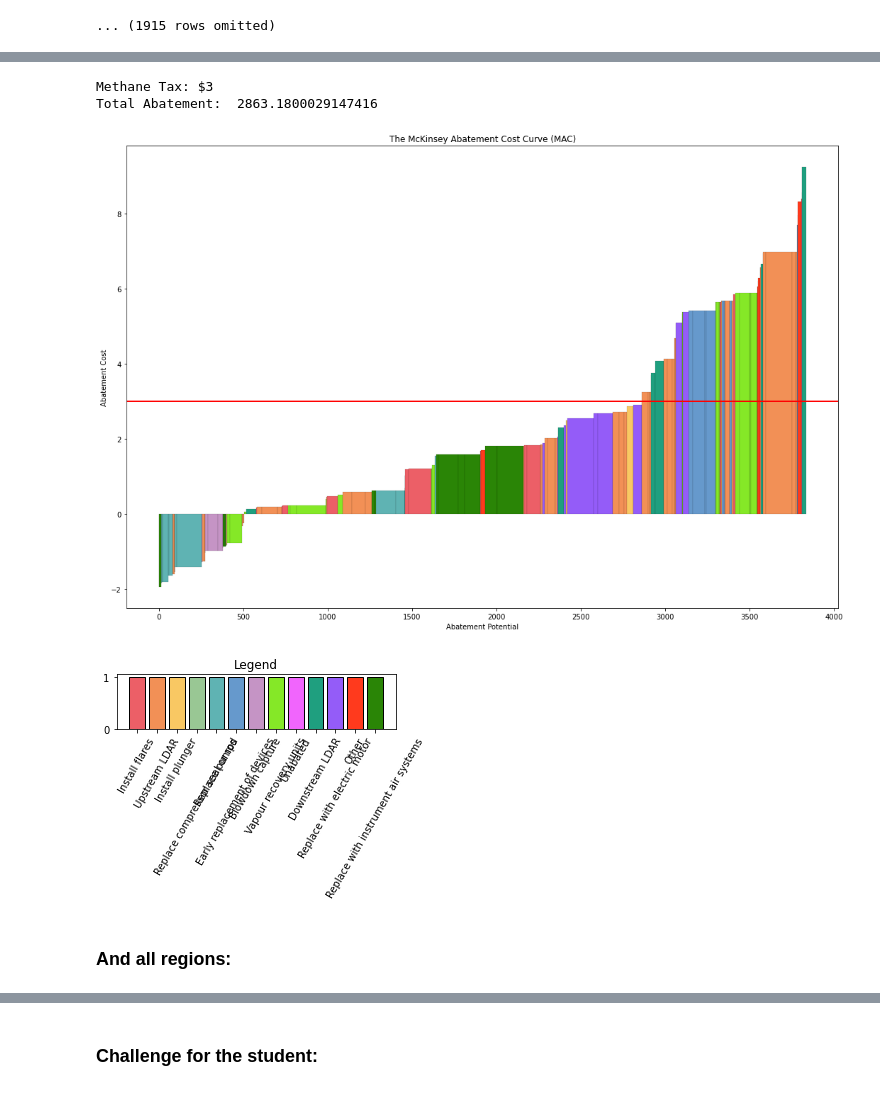
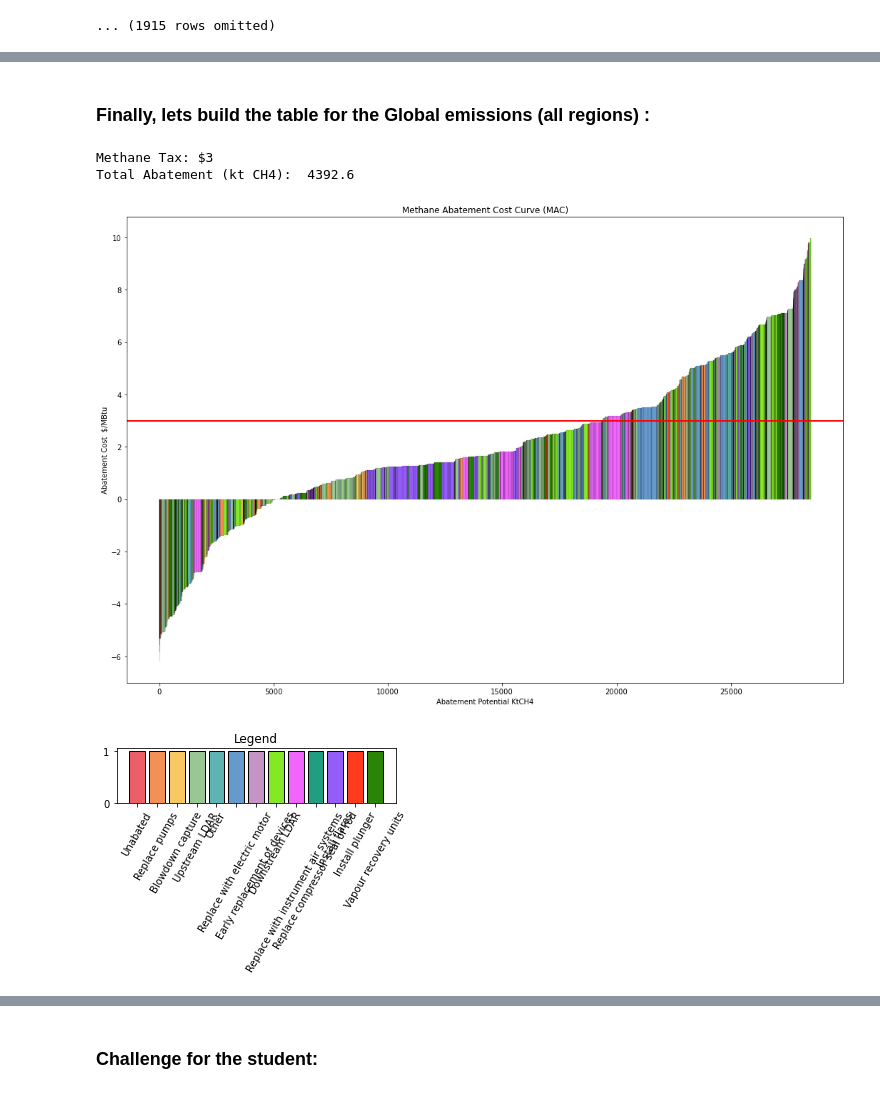
Before and after one commit to data-88e/88e-fa21, a Jupyter notebook: lec/lec13/ConstructingMAC.ipynb, the cells around one changed output, grey strips where cells are left out. Drawn from its saved outputs; the diff is of its cells as text; code cells hidden in the pictures.

```diff
--- a/lec/lec13/ConstructingMAC.ipynb
+++ b/lec/lec13/ConstructingMAC.ipynb
@@ -155,12 +163,12 @@ abatement_table_ap = abatement_table_ap.with_column('Color', colors_mapped)
 #The Methane curve plot - function!
 def mckinsey_curve(tax, abatement_table):
     print(f"Methane Tax: ${tax}")
-    methane_tax(tax, abatement_table)
+    methane_tax(tax, abatement_table_ap)
     plt.figure(figsize=(18,12))
     plt.bar(new_x, height, width=width, linewidth=0.1, color=abatement_table['Color'], edgecolor = "black")
-    plt.title('The McKinsey Abatement Cost Curve (MAC)')
-    plt.xlabel('Abatement Potential')
-    plt.ylabel('Abatement Cost')
+    plt.title('Methane Abatement Cost Curve (MAC)')
+    plt.xlabel('Abatement Potential KtCH4')
+    plt.ylabel('Abatement Cost  $/MBtu')
     plt.axhline(y=tax, color='r', linewidth = 2)
 
     plt.figure(figsize=(5,1))
@@ -181,33 +213,19 @@ What a plot! From here, we can differentiate the multiple methane abatement tech
+# %% [markdown]
+### Finally, lets build the table for the Global emissions (all regions) :
 # %%
-#Create abatement_data table and set upper bound of abatement potential to 200
 abatement_table = Table.read_table("abatement_data.csv").where('Cost',are.between(-10.1,10)).where('Possible Savings', are.below(200)).drop('Emissions').relabel('Possible Savings', 'Abatement Potential').relabel('Cost','Abatement Cost')
 abatement_table
 
-selection = 'North America'
-abatement_table_us = abatement_table.where('Region', selection)
-abatement_table_us
-
-#Prepare data for plotting (second round)
-width = abatement_table_us.column('Abatement Potential')
-height = abatement_table_us.column('Abatement Cost')
+width = abatement_table.column('Abatement Potential')
+height = abatement_table.column('Abatement Cost')
 new_x = find_x_pos(width)
 
-#Let's give each type of technology a different color!
-abatement_colors_dict = {}
-count = 0
-colors = ['#EC5F67', '#F29056', '#F9C863', '#99C794', '#5FB3B3', '#6699CC', '#C594C5','#85E827','#F165FD','#1F9F7F','#945CF8','#ff3a1d','#2a8506']
-for i in set(abatement_table_us['Abatement technology']):
-    abatement_colors_dict[i] = colors[count]
-    count += 1
+colors_mapped = list(pd.Series(abatement_table['Abatement technology']).map(abatement_colors_dict))
+abatement_table = abatement_table.with_column('Color', colors_mapped)
 
-colors_mapped = list(pd.Series(abatement_table_us['Abatement technology']).map(abatement_colors_dict))
-abatement_table_us = abatement_table_us.with_column('Color', colors_mapped)
-
-mckinsey_curve(3, abatement_table_us)
+mckinsey_curve(3, abatement_table)
 # %% [output]
 Methane Tax: $3
-Total Abatement:  2863.1800029147416
+Total Abatement (kt CH4):  4392.6
-[figure, old version]
+[figure, new version]
-[figure, old version]
+[figure, new version]
-# %% [markdown]
-### And all regions:
```
Also changed, not shown: parts of 18 cells of this notebook, 2 other files.
